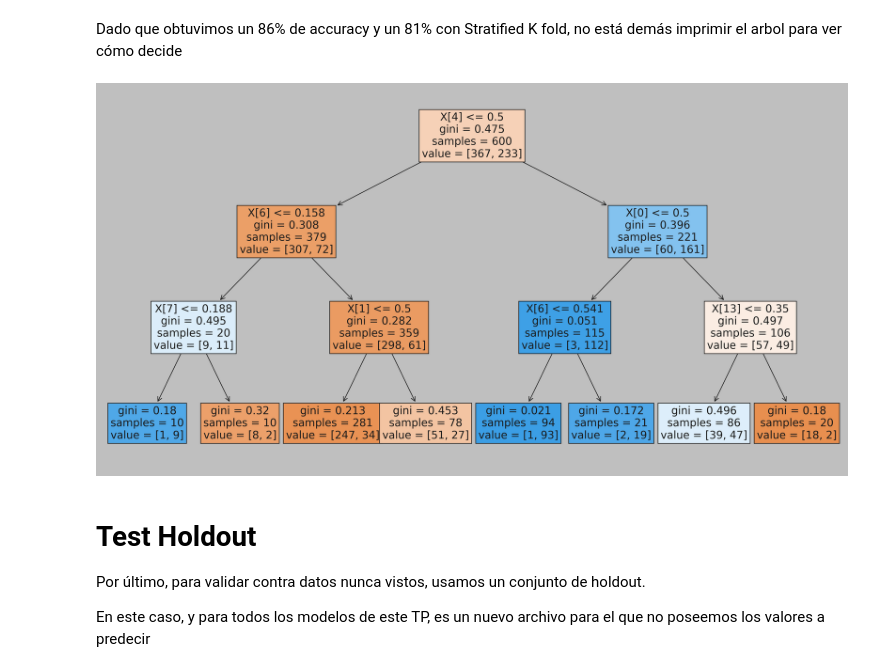
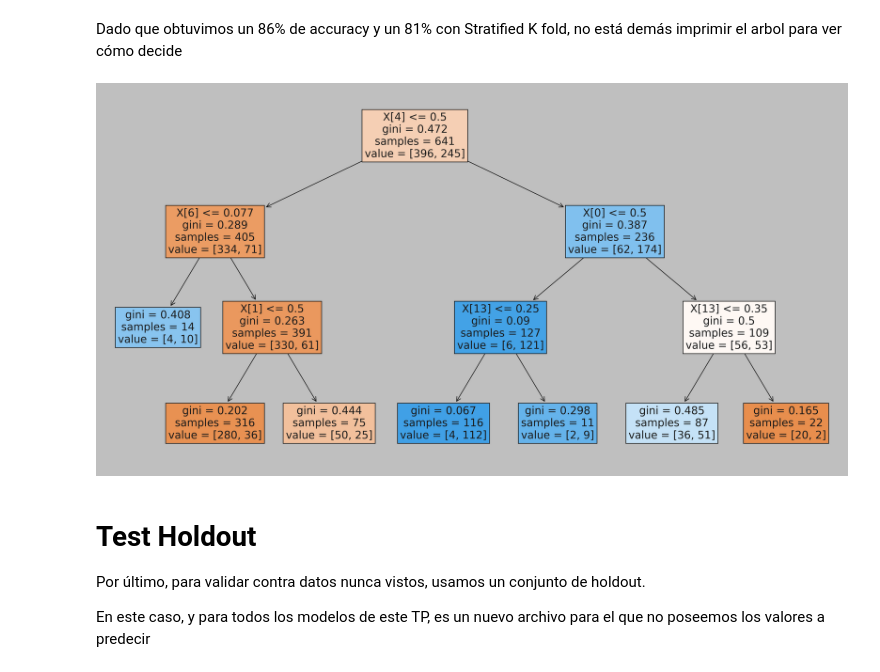
Before and after one commit to JuanOpizzi/Datos-2020-2c, a Jupyter notebook: TP2/arbol.ipynb, the cells around one changed output. Drawn from its saved outputs; the diff is of its cells as text; code cells hidden in the pictures.

Commit message:
Se modifica codigo arbol para que use funciones de aux

```diff
--- a/TP2/arbol.ipynb
+++ b/TP2/arbol.ipynb
@@ -102,3 +99,4 @@ clf = DecisionTreeClassifier(max_depth=3, min_samples_leaf=10, random_state=117)
 clf.fit(X_train, y_train)
 X = df.loc[:, columnillas]
 y = df.loc[:, 'volveria']
+arbol = apply_stratified_k_fold(X,y,clf)
@@ -105,18 +109,0 @@ y = df.loc[:, 'volveria']
-# %%
-def apply_stratified_k_fold_to_clf (X, y, max_depth, min_samples_leaf):
-    kf = StratifiedKFold(n_splits=5)
-    test_rocs = []
-    for fold_idx, (train_index, test_index) in enumerate(kf.split(X, y)):
-        arbol = DecisionTreeClassifier(
-            max_depth = max_depth,
-            min_samples_leaf = min_samples_leaf,
-            random_state = 117)
-
-        arbol.fit(X.iloc[train_index], y.iloc[train_index])
-        test_roc = roc_auc_score(y.iloc[test_index], arbol.predict(X.iloc[test_index]))
-        print(f"Fold {fold_idx}: AUC ROC score is {test_roc:.4f}")
-        test_rocs.append(test_roc)
-    print(f"Mean test AUC ROC is: {np.mean(test_rocs):.4f}")
-    return arbol
-
-arbol = apply_stratified_k_fold_to_clf(X,y,3,10)
@@ -196,9 +149,9 @@ Dado que obtuvimos un 86% de accuracy y un 81% con Stratified K fold, no está d
 # %%
 with plt.style.context("classic"):
     fig, axes = plt.subplots(nrows=1, ncols=1, figsize=(20, 10), dpi=300)
-    plot_tree(clf, filled=True, fontsize=16)
+    plot_tree(arbol, filled=True, fontsize=16)
 # %% [output]
-[figure, old version]
+[figure, new version]
 # %% [markdown]
 # Test Holdout
 
```
Also changed, not shown: parts of 14 cells of this notebook, 1 other file.
